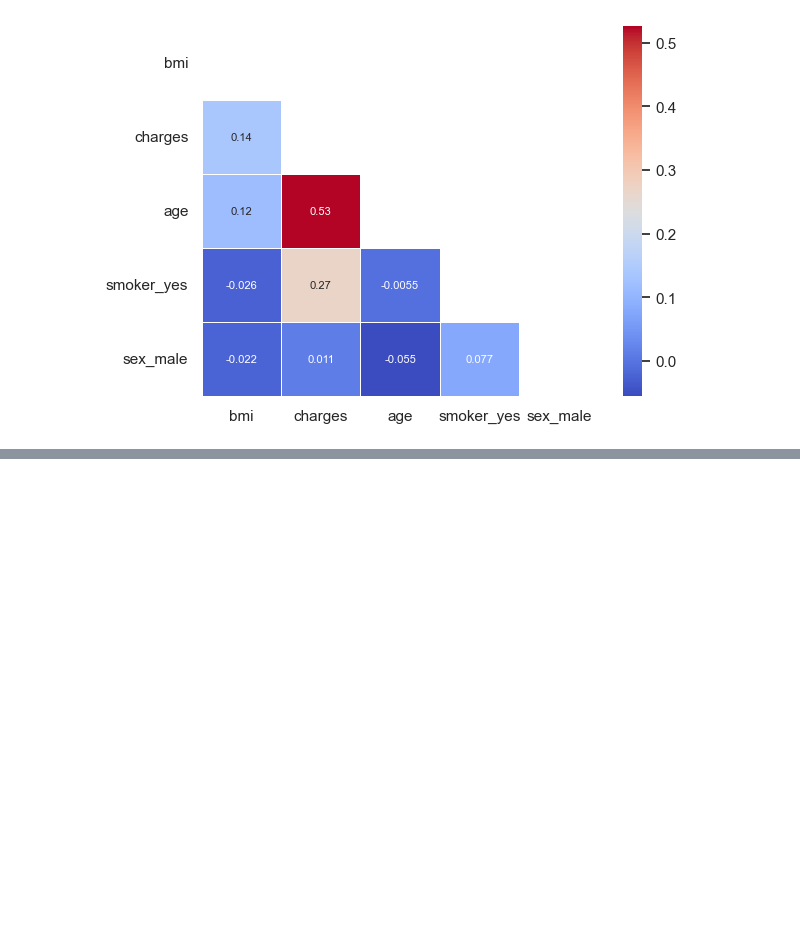
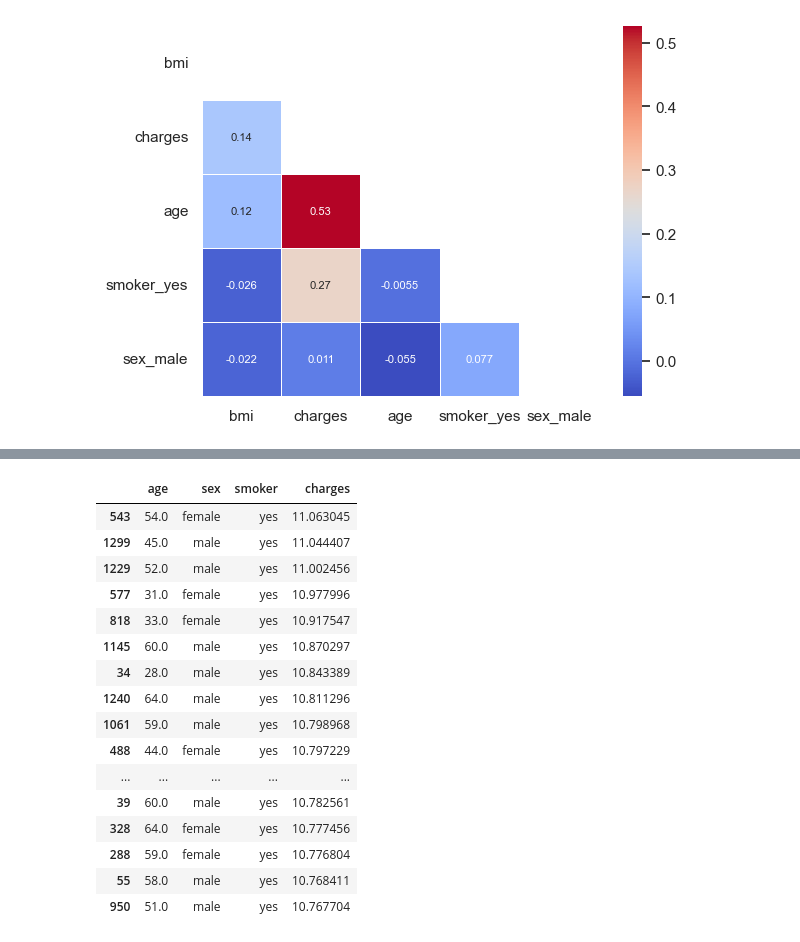
Before and after one commit to Lailah-Idrees/medical_insurance_data_analysis, a Jupyter notebook: jupyter_notebooks/Data_Visualisation.ipynb, the cells around one changed output, grey strips where cells are left out. Drawn from its saved outputs; the diff is of its cells as text; code cells hidden in the pictures; blank space fills up the shorter version.

```diff
--- a/jupyter_notebooks/Data_Visualisation.ipynb
+++ b/jupyter_notebooks/Data_Visualisation.ipynb
@@ -202,3 +217,6 @@ fig.show()
 # %%
 fig = px.box(df, x='smoker', y='charges', color='sex',title='Charges by Children')
 fig.show()
+# %%
+df_select=df[['age','sex','smoker','charges']]
+df_select.head(8)
@@ -204,0 +233,22 @@ fig.show()
+# %%
+
+df_sorted_emissions = df_select.sort_values(by='charges', ascending=False) #sorting emissions values ascending
+df_sorted_emissions.head(20)
+# %% [output]
+|  | age | sex | smoker | charges |
+| 543 | 54.0 | female | yes | 11.063045 |
+| 1299 | 45.0 | male | yes | 11.044407 |
+| 1229 | 52.0 | male | yes | 11.002456 |
+| 577 | 31.0 | female | yes | 10.977996 |
+| 818 | 33.0 | female | yes | 10.917547 |
+| 1145 | 60.0 | male | yes | 10.870297 |
+| 34 | 28.0 | male | yes | 10.843389 |
+| 1240 | 64.0 | male | yes | 10.811296 |
+| 1061 | 59.0 | male | yes | 10.798968 |
+| 488 | 44.0 | female | yes | 10.797229 |
+| ... | ... | ... | ... | ... |
+| 39 | 60.0 | male | yes | 10.782561 |
+| 328 | 64.0 | female | yes | 10.777456 |
+| 288 | 59.0 | female | yes | 10.776804 |
+| 55 | 58.0 | male | yes | 10.768411 |
+| 950 | 51.0 | male | yes | 10.767704 |
```
Also changed, not shown: parts of 13 cells of this notebook.
